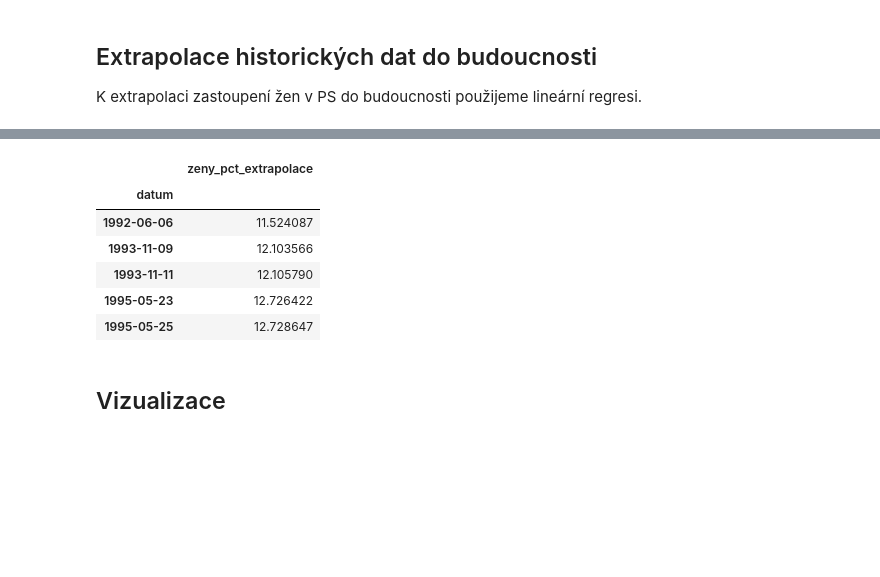
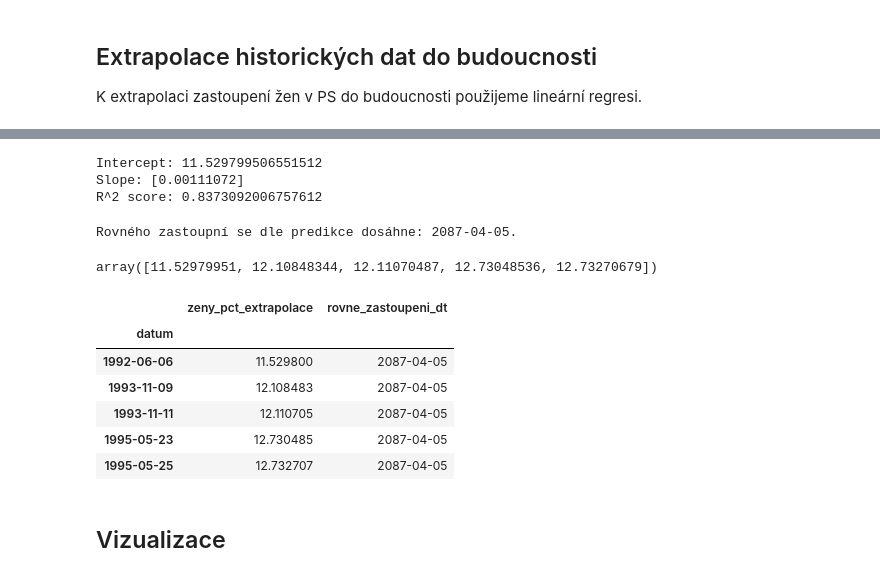
Before and after one commit to parlamentikon/parlamentikon, a Jupyter notebook: notebooks/Zastoupeni_zen_v_PS.src.ipynb, the cells around one changed output, grey strips where cells are left out. Saved outputs shown, nothing was run; the diff lists cells and outputs as text; code cells hidden in the pictures; blank space fills up the shorter version.

Commit message:
compute 50% date from the model; export 50% date; clenaup

```diff
--- a/notebooks/Zastoupeni_zen_v_PS.src.ipynb
+++ b/notebooks/Zastoupeni_zen_v_PS.src.ipynb
@@ -239,18 +209,57 @@ y_pred = model.predict(x_vector)
+# %%
+x = zastoupeni_df['days_from_start'].values.reshape(-1, 1)
+y = zastoupeni_df['zeny_pct'].values
+
+# Použij model lineární regrese
+model = linear_model.LinearRegression().fit(x, y)
+
+# Vypiš základní informace o modelu
+r_sq = model.score(x, y)
+print('Intercept:', model.intercept_)
+print('Slope:', model.coef_)
+print('R^2 score:', r_sq)
+# %% [output]
+Intercept: 11.529799506551512
+Slope: [0.00111072]
+R^2 score: 0.8373092006757612
+# %%
+# Vezmi všechny historické časové body vyjma posledního
+x_historical = zastoupeni_df['days_from_start'].values[:-1]
+
+# Spočítej, pro jaký bod se bude predikce rovnat 50%
+last_x = math.ceil((50 - model.intercept_) / model.coef_)
+rovne_zastoupeni_dt = (zastoupeni_df.index[0] + pd.DateOffset(days=last_x)).date()
+print(f"Rovného zastoupní se dle predikce dosáhne: {rovne_zastoupeni_dt}.")
+
+# Přidej dalších 70 bodů pro proložení lineární regresí do budoucnosti
+x_extrapolated = np.ceil(np.linspace(zastoupeni_df['days_from_start'].max(), last_x, 70, endpoint=True)).reshape(1, -1)[0]
+
+# Spoj historické body a body z budoucnosti
+x_values = np.concatenate((x_historical, x_extrapolated))
+
+# Uplatni predikci na historické body i body z budoucnosti
+x_vector = [[v] for v in x_values]
+y_pred = model.predict(x_vector)
+y_pred[0:5]
+# %% [output]
+Rovného zastoupní se dle predikce dosáhne: 2087-04-05.
+array([11.52979951, 12.10848344, 12.11070487, 12.73048536, 12.73270679])
 # %%
 zastoupeni_extrapolace_df = pd.DataFrame(
     {"zeny_pct_extrapolace": y_pred},
     index=[zastoupeni_df.index[0] + pd.DateOffset(days=num_days) for num_days in x_values]
 )
+zastoupeni_extrapolace_df['rovne_zastoupeni_dt'] = rovne_zastoupeni_dt
 zastoupeni_extrapolace_df.index.name = 'datum'
 zastoupeni_extrapolace_df.head()
 # %% [output]
-|  | zeny_pct_extrapolace |
-| datum |  |
-| 1992-06-06 | 11.524087 |
-| 1993-11-09 | 12.103566 |
-| 1993-11-11 | 12.105790 |
-| 1995-05-23 | 12.726422 |
-| 1995-05-25 | 12.728647 |
+|  | zeny_pct_extrapolace | rovne_zastoupeni_dt |
+| datum |  |  |
+| 1992-06-06 | 11.529800 | 2087-04-05 |
+| 1993-11-09 | 12.108483 | 2087-04-05 |
+| 1993-11-11 | 12.110705 | 2087-04-05 |
+| 1995-05-23 | 12.730485 | 2087-04-05 |
+| 1995-05-25 | 12.732707 | 2087-04-05 |
 # %% [markdown]
 ## Vizualizace
 # %%
```
Also changed, not shown: parts of 12 cells of this notebook.
